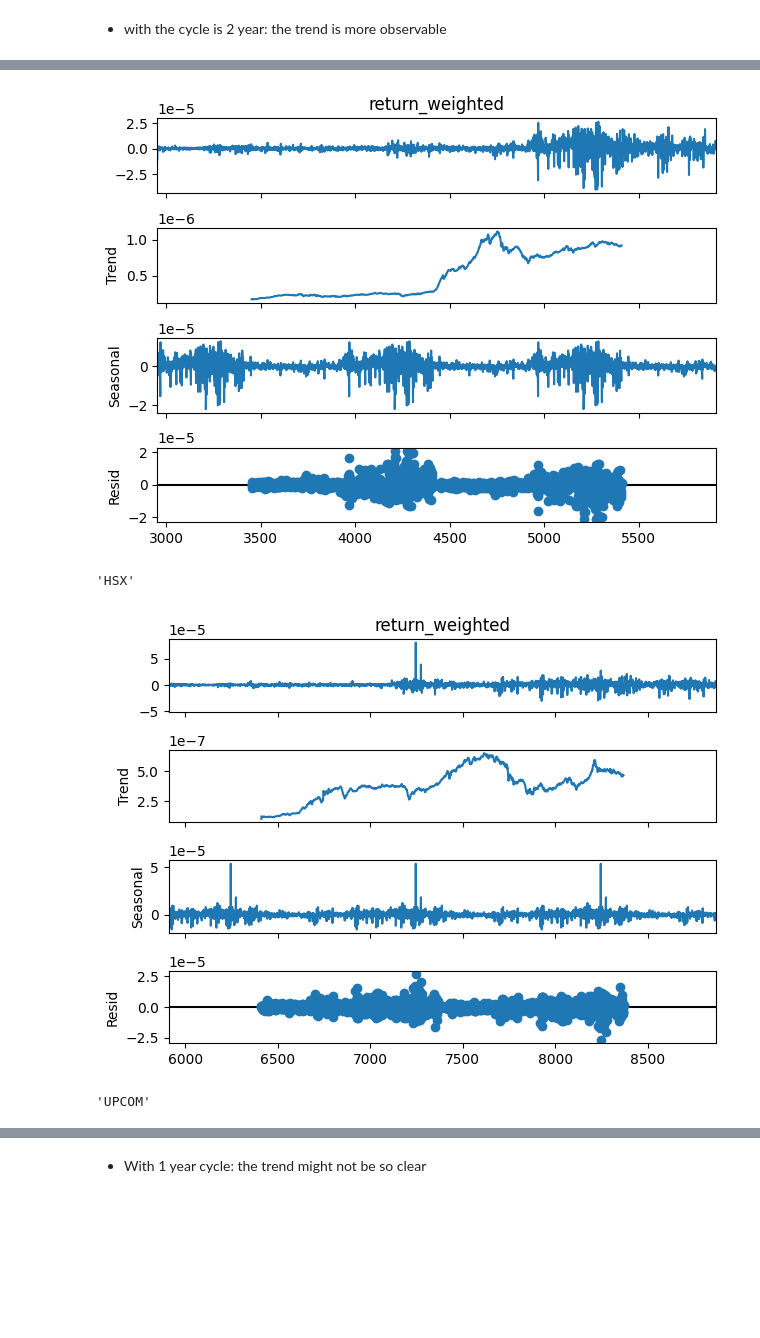
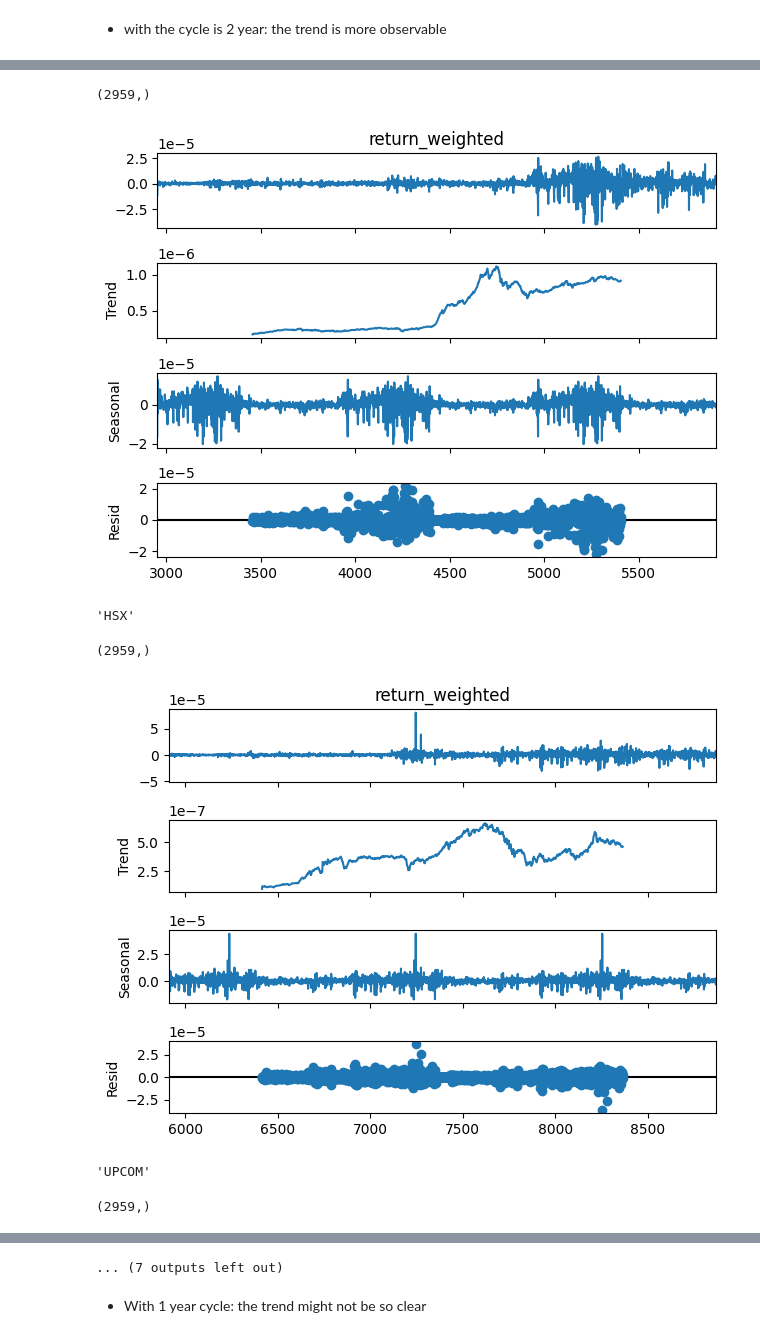
Before and after one commit to nguyentanquocbao/stock_quant, a Jupyter notebook: market_analysis.ipynb, the cells around one changed output, grey strips where cells are left out. Saved outputs shown, nothing was run; the diff lists cells and outputs as text; code cells hidden in the pictures; blank space fills up the shorter version.

```diff
--- a/market_analysis.ipynb
+++ b/market_analysis.ipynb
@@ -8,11 +8,15 @@ from scipy.stats.mstats import winsorize
 with open(PATH_DICTIONARY, "r") as a:
     DICTIONARY = json.load(a)
 # %%
-stock_data = clean_daily_data(
+stock_data = get_cleaned_data(
     PATH_STOCK_DATA, PATH_TICKER, DICTIONARY
 )
 # %% [output]
 latest data date is 2024-11-08 00:00:00
+# %%
+stock_data = pd.concat(
+    [stock_data] + get_indices_data(DICTIONARY), axis=0
+)
 # %%
 # Compute market level return
 market = (
@@ -74,11 +78,23 @@ Judgment: The series is likely stationary (Fail to reject null hypothesis).
 from statsmodels.tsa.seasonal import seasonal_decompose
 import matplotlib.pyplot as plt
 
+period = 2
 for i in market["exchange"].unique():
-    temp = market[market["exchange"] == i]["return_weighted"]
-    i
-    result = seasonal_decompose(temp, model="additive", period=1000)
-    result.plot()
-    plt.close()
+    try:
+        temp = market[market["exchange"] == i]["return_weighted"]
+        i
+        temp.shape
+        result = seasonal_decompose(
+            temp, model="additive", period=period * 252 * 2
+        )
+        result.plot()
+        plt.close()
+    except ValueError:
+        print("plot 1 year cycles")
+        result = seasonal_decompose(
+            temp, model="additive", period=period * 252
+        )
+        result.plot()
+        plt.close()
 # %% [output]
 'DELISTED'
@@ -87,4 +104,7 @@ for i in market["exchange"].unique():
+(2959,)
-[figure, old version]
+[figure, new version]
-'HSX'
+'HSX'
+(2959,)
-[figure, old version]
+[figure, new version]
-'UPCOM'
+'UPCOM'
+(2959,)
@@ -92,3 +112,4 @@ for i in market["exchange"].unique():
+... (7 outputs left out)
 # %% [markdown]
 * With 1 year cycle: the trend might not be so clear
 # %%
```
Also changed, not shown: parts of 6 cells of this notebook, 3 other files.
